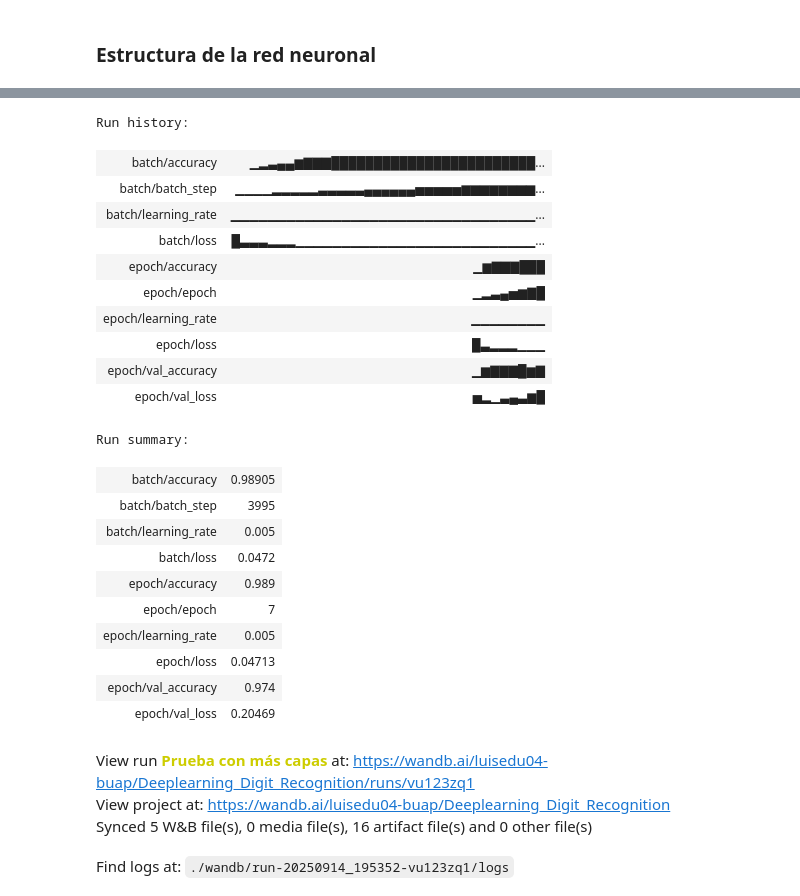
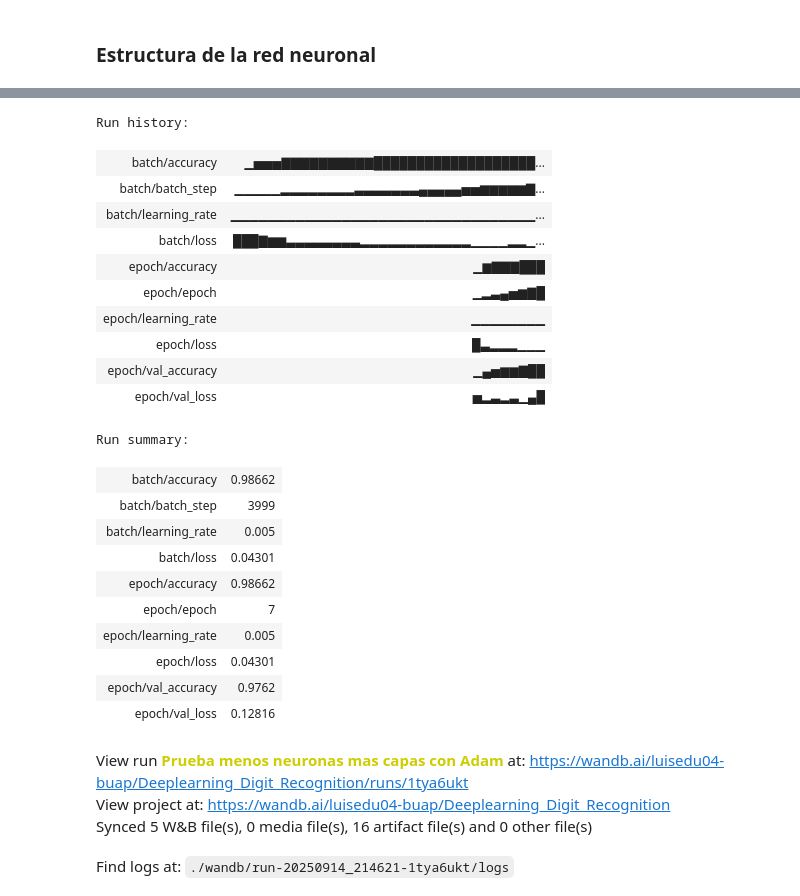
Before and after one commit to Luis-Irineo/KERAS-NEURAL-NETWORK, a Jupyter notebook: Keras_Neural_Network.ipynb, the cells around one changed output, grey strips where cells are left out. Saved outputs shown, nothing was run; the diff lists cells and outputs as text; code cells hidden in the pictures.

Commit message:
ADAM WITH MORE LAYERS
se agrega un segundo layer con activacion relu pero uysandop el optimizador adam

Signed-off-by: Luis O.I. <luiseduardoordonez2004@gmail.com>

```diff
--- a/Keras_Neural_Network.ipynb
+++ b/Keras_Neural_Network.ipynb
@@ -57,22 +63,25 @@ loss = "categorical_crossentropy"
 ### inicialización de wandb
 # %%
 run = wandb.init(
+    settings=wandb.Settings(x_disable_stats=False, x_stats_sampling_interval = 1.0),
     # set the wandb project where this run will be logged
-    name = "Prueba con más capas",
+    name = "Prueba más capas mismas neuronas con relu",
     project = "Deeplearning_Digit_Recognition",
 
     # track hyperparameters and run metadata with wandb.config
     config = {
-        "layer_1": 512,
+        "layer_1": 256,
+        "layer_2": 256,
         "activation_1": "relu",
         "activation_2": "relu",
         "w_initializer": "RandomNormal",
-        "optimizer": "RMSprop",
+        "optimizer": "Adam",
         "loss": loss,
         "metric": "accuracy",
         "epoch": epochs,
         "batch_size": bs,
-        "layer_quantity": 2
+        "layer_quantity": 2,
     }
 )
+time.sleep(3.0)
 # %% [output]
@@ -125,19 +128,19 @@ y_test = keras.utils.to_categorical(y_test, num_classes)
 # %% [markdown]
 # Creación de la red neuronal
 # %%
-model_ml = keras.Sequential(
+model_mm = keras.Sequential(
     [
-        layers.Dense(512, activation = "relu", name = "layer1",
+        layers.Dense(256, activation = "relu", name = "layer1",
                      kernel_initializer=initializers.RandomNormal(stddev = stddev)),
 
-        layers.Dense(512, activation = "relu", name = "layer2",
+        layers.Dense(256, activation = "relu", name = "layer2",
                      kernel_initializer=initializers.RandomNormal(stddev = stddev2)),
 
         layers.Dense(num_classes, activation = "softmax", name = "output"),
     ]
 ) #Arquitectura de la red neuronal
 
-model_ml.build(input_shape=(None, entrada))
-model_ml.compile(loss = loss, optimizer = RMSprop(learning_rate = lr),metrics = ["accuracy"]) #Función de costo
-model_ml.summary()
+model_mm.build(input_shape=(None, entrada))
+model_mm.compile(loss = loss, optimizer = Adam(learning_rate = lr),metrics = ["accuracy"]) #Función de costo
+model_mm.summary()
 # %% [output]
@@ -167,14 +170,14 @@ for layer in model_ml.layers:
 # %% [markdown]
 ### Estructura de la red neuronal
 # %%
-history = model_ml.fit(x_train, y_train,
+history = model_mm.fit(x_train, y_train,
                     batch_size = bs,
                     epochs = epochs,
                     verbose = 1,
                     validation_data = (x_test, y_test),
                     callbacks=[
-                        WandbMetricsLogger(log_freq=5),
-                        WandbModelCheckpoint("models/model_ml.keras")
+                        WandbMetricsLogger(log_freq=1),
+                        WandbModelCheckpoint("models/model_mm.keras")
                     ])
 run.finish()
 # %% [output]
@@ -197,28 +200,28 @@ Epoch 8/8
 [interactive output not drawn]
 Run history:
-| batch/accuracy | ▁▂▃▄▄▆▇▇▇████████████████████████... |
-| batch/batch_step | ▁▁▁▁▂▂▂▂▂▃▃▃▃▃▄▄▄▄▄▄▅▅▅▅▅▆▆▆▆▆▆▆▆... |
+| batch/accuracy | ▁▅▅▅▇▇▇▇▇▇▇▇▇▇███████████████████... |
+| batch/batch_step | ▁▁▁▁▁▂▂▂▂▂▂▂▂▃▃▃▃▃▃▃▄▄▄▄▄▅▅▆▆▆▆▆▇... |
 | batch/learning_rate | ▁▁▁▁▁▁▁▁▁▁▁▁▁▁▁▁▁▁▁▁▁▁▁▁▁▁▁▁▁▁▁▁▁... |
-| batch/loss | █▃▃▃▂▂▂▁▁▁▁▁▁▁▁▁▁▁▁▁▁▁▁▁▁▁▁▁▁▁▁▁▁... |
+| batch/loss | ███▇▆▆▃▃▃▃▃▃▃▃▂▂▂▂▂▂▂▂▂▂▂▂▁▁▁▁▂▂▁... |
 | epoch/accuracy | ▁▆▇▇▇███ |
 | epoch/epoch | ▁▂▃▄▅▆▇█ |
 | epoch/learning_rate | ▁▁▁▁▁▁▁▁ |
 | epoch/loss | █▃▂▂▂▁▁▁ |
-| epoch/val_accuracy | ▁▆▇▇▇█▆▇ |
-| epoch/val_loss | ▅▂▁▃▄▃▆█ |
+| epoch/val_accuracy | ▁▄▅▆▆▇██ |
+| epoch/val_loss | ▅▂▃▂▃▁▄█ |
 Run summary:
-| batch/accuracy | 0.98905 |
-| batch/batch_step | 3995 |
+| batch/accuracy | 0.98662 |
+| batch/batch_step | 3999 |
 | batch/learning_rate | 0.005 |
-| batch/loss | 0.0472 |
-| epoch/accuracy | 0.989 |
+| batch/loss | 0.04301 |
+| epoch/accuracy | 0.98662 |
 | epoch/epoch | 7 |
 | epoch/learning_rate | 0.005 |
-| epoch/loss | 0.04713 |
-| epoch/val_accuracy | 0.974 |
-| epoch/val_loss | 0.20469 |
+| epoch/loss | 0.04301 |
+| epoch/val_accuracy | 0.9762 |
+| epoch/val_loss | 0.12816 |
-View run Prueba con más capas at: https://wandb.ai/luisedu04-buap/Deeplearning_Digit_Recognition/runs/vu123zq1
+View run Prueba menos neuronas mas capas con Adam at: https://wandb.ai/luisedu04-buap/Deeplearning_Digit_Recognition/runs/1tya6ukt
 View project at: https://wandb.ai/luisedu04-buap/Deeplearning_Digit_Recognition
 Synced 5 W&B file(s), 0 media file(s), 16 artifact file(s) and 0 other file(s)
-Find logs at: ./wandb/run-20250914_195352-vu123zq1/logs
+Find logs at: ./wandb/run-20250914_214621-1tya6ukt/logs
 # %%
```
Also changed, not shown: parts of 12 cells of this notebook, 5 other files.
